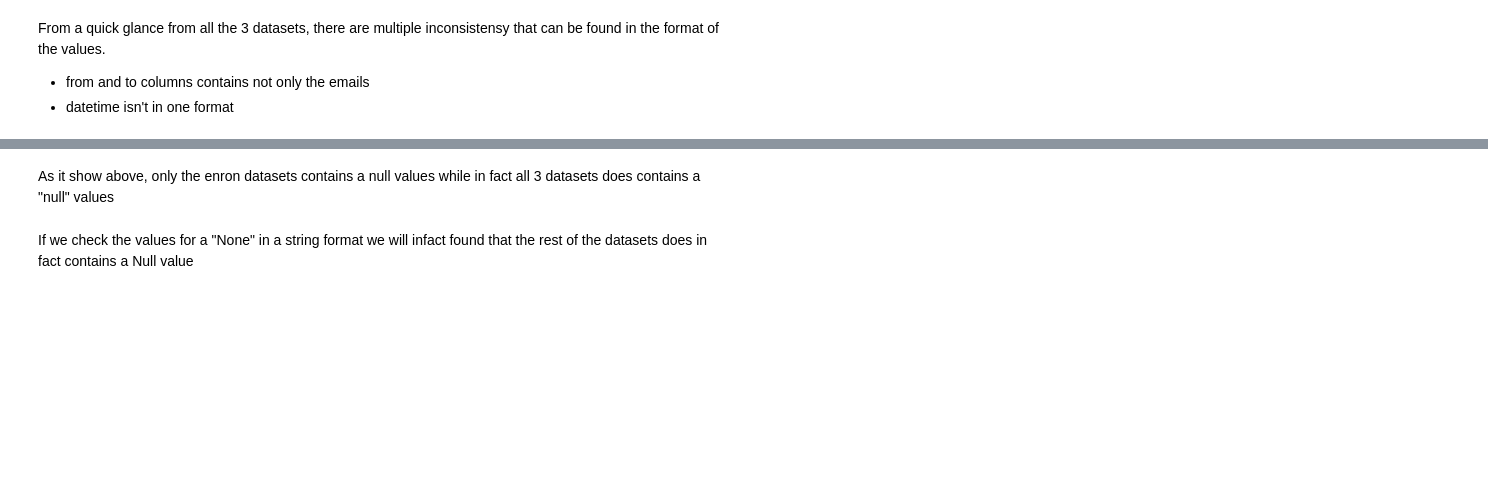
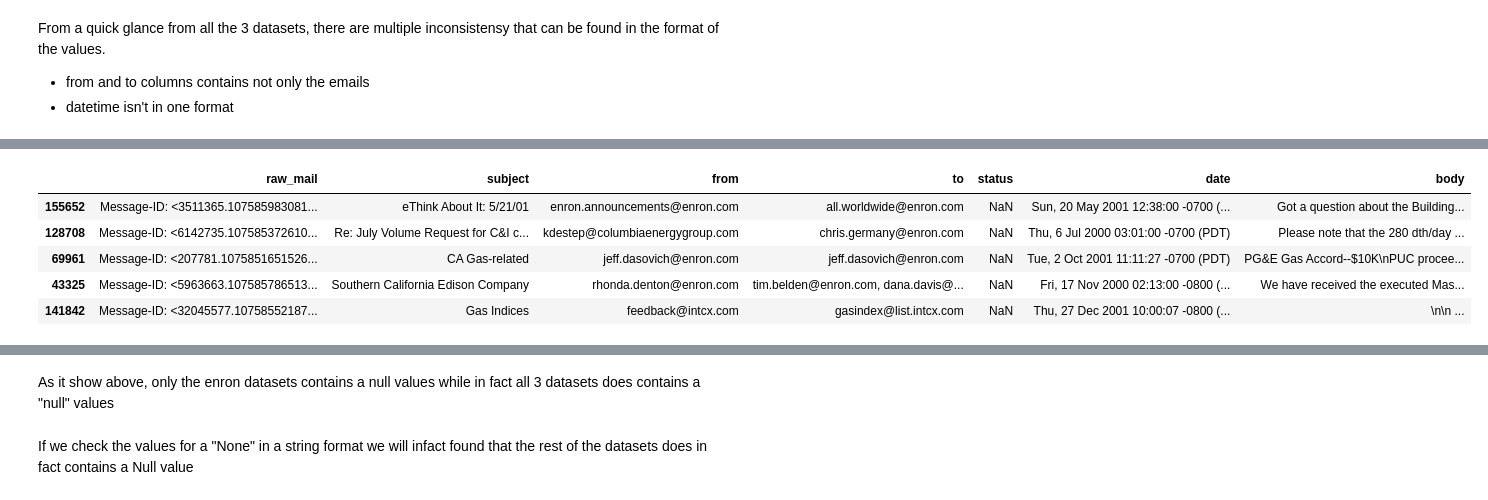
Before and after one commit to chandieka/PhishingClassifier, a Jupyter notebook: cleaning.ipynb, the cells around one changed output, grey strips where cells are left out. Cells and saved outputs as stored; diff of their text form; code cells hidden in the pictures; blank space fills up the shorter version.

```diff
--- a/cleaning.ipynb
+++ b/cleaning.ipynb
@@ -38,3 +72,12 @@ From a quick glance from all the 3 datasets, there are multiple inconsistensy th
+# %%
+enronDataframe.sample(5)
+# %% [output]
+|  | raw_mail | subject | from | to | status | date | body |
+| 155652 | Message-ID: <3511365.107585983081... | eThink About It: 5/21/01 | enron.announcements@enron.com | all.worldwide@enron.com | NaN | Sun, 20 May 2001 12:38:00 -0700 (... | Got a question about the Building... |
+| 128708 | Message-ID: <6142735.107585372610... | Re: July Volume Request for C&I c... | kdestep@columbiaenergygroup.com | chris.germany@enron.com | NaN | Thu, 6 Jul 2000 03:01:00 -0700 (PDT) | Please note that the 280 dth/day ... |
+| 69961 | Message-ID: <207781.1075851651526... | CA Gas-related | jeff.dasovich@enron.com | jeff.dasovich@enron.com | NaN | Tue, 2 Oct 2001 11:11:27 -0700 (PDT) | PG&E Gas Accord--$10K\nPUC procee... |
+| 43325 | Message-ID: <5963663.107585786513... | Southern California Edison Company | rhonda.denton@enron.com | tim.belden@enron.com, dana.davis@... | NaN | Fri, 17 Nov 2000 02:13:00 -0800 (... | We have received the executed Mas... |
+| 141842 | Message-ID: <32045577.10758552187... | Gas Indices | feedback@intcx.com | gasindex@list.intcx.com | NaN | Thu, 27 Dec 2001 10:00:07 -0800 (... | \n\n ... |
 # %%
 print(fraudDataframe.isna().sum(), '\n') # contains none but isnt register as one
 print(phishingDataframe.isna().sum(), '\n') # contains none but isnt register as one
```
Also changed, not shown: parts of 18 cells of this notebook, 2 other files.
